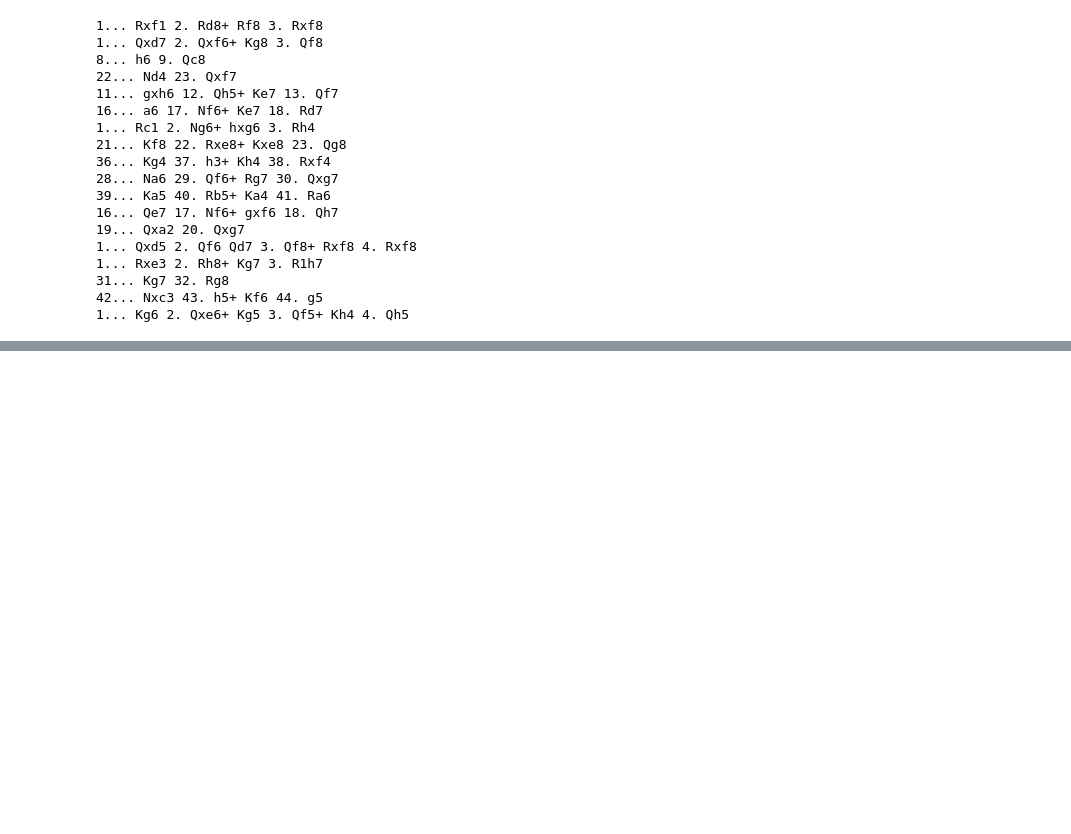
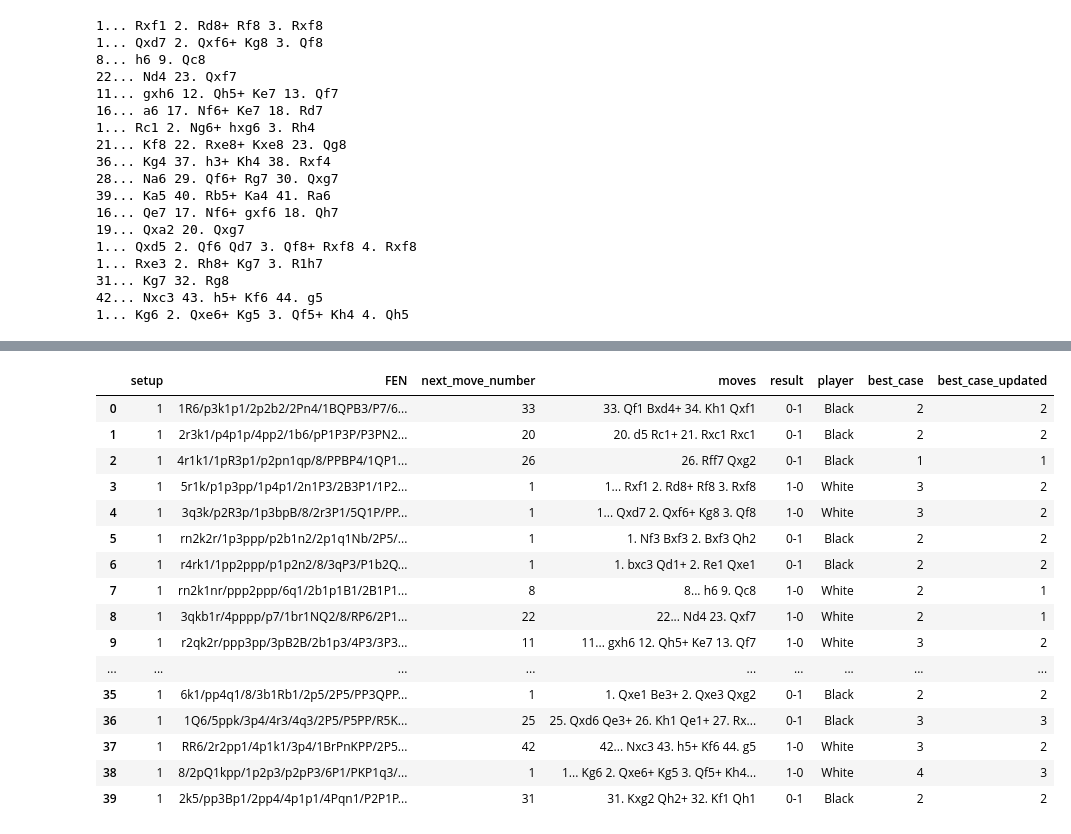
Before and after one commit to Adnan525/cai_puzzle_data, a Jupyter notebook: best_case_patch.ipynb, the cells around one changed output, grey strips where cells are left out. Drawn from its saved outputs; the diff is of its cells as text; code cells hidden in the pictures; blank space fills up the shorter version.

```diff
--- a/best_case_patch.ipynb
+++ b/best_case_patch.ipynb
@@ -96,0 +130,25 @@ for index in rows:
+# %%
+for i in range(40):
+    df.loc[i, "best_case_updated"] = df.loc[i, "best_case"] if df.loc[i, "player"] == "Black" else df.loc[i, "best_case"] - 1
+
+df["best_case_updated"] = df["best_case_updated"].astype(int)
+# %%
+df
+# %% [output]
+|  | setup | FEN | next_move_number | moves | result | player | best_case | best_case_updated |
+| 0 | 1 | 1R6/p3k1p1/2p2b2/2Pn4/1BQPB3/P7/6... | 33 | 33. Qf1 Bxd4+ 34. Kh1 Qxf1 | 0-1 | Black | 2 | 2 |
+| 1 | 1 | 2r3k1/p4p1p/4pp2/1b6/pP1P3P/P3PN2... | 20 | 20. d5 Rc1+ 21. Rxc1 Rxc1 | 0-1 | Black | 2 | 2 |
+| 2 | 1 | 4r1k1/1pR3p1/p2pn1qp/8/PPBP4/1QP1... | 26 | 26. Rff7 Qxg2 | 0-1 | Black | 1 | 1 |
+| 3 | 1 | 5r1k/p1p3pp/1p4p1/2n1P3/2B3P1/1P2... | 1 | 1... Rxf1 2. Rd8+ Rf8 3. Rxf8 | 1-0 | White | 3 | 2 |
+| 4 | 1 | 3q3k/p2R3p/1p3bpB/8/2r3P1/5Q1P/PP... | 1 | 1... Qxd7 2. Qxf6+ Kg8 3. Qf8 | 1-0 | White | 3 | 2 |
+| 5 | 1 | rn2k2r/1p3ppp/p2b1n2/2p1q1Nb/2P5/... | 1 | 1. Nf3 Bxf3 2. Bxf3 Qh2 | 0-1 | Black | 2 | 2 |
+| 6 | 1 | r4rk1/1pp2ppp/p1p2n2/8/3qP3/P1b2Q... | 1 | 1. bxc3 Qd1+ 2. Re1 Qxe1 | 0-1 | Black | 2 | 2 |
+| 7 | 1 | rn2k1nr/ppp2ppp/6q1/2b1p1B1/2B1P1... | 8 | 8... h6 9. Qc8 | 1-0 | White | 2 | 1 |
+| 8 | 1 | 3qkb1r/4pppp/p7/1br1NQ2/8/RP6/2P1... | 22 | 22... Nd4 23. Qxf7 | 1-0 | White | 2 | 1 |
+| 9 | 1 | r2qk2r/ppp3pp/3pB2B/2b1p3/4P3/3P3... | 11 | 11... gxh6 12. Qh5+ Ke7 13. Qf7 | 1-0 | White | 3 | 2 |
+| ... | ... | ... | ... | ... | ... | ... | ... | ... |
+| 35 | 1 | 6k1/pp4q1/8/3b1Rb1/2p5/2P5/PP3QPP... | 1 | 1. Qxe1 Be3+ 2. Qxe3 Qxg2 | 0-1 | Black | 2 | 2 |
+| 36 | 1 | 1Q6/5ppk/3p4/4r3/4q3/2P5/P5PP/R5K... | 25 | 25. Qxd6 Qe3+ 26. Kh1 Qe1+ 27. Rx... | 0-1 | Black | 3 | 3 |
+| 37 | 1 | RR6/2r2pp1/4p1k1/3p4/1BrPnKPP/2P5... | 42 | 42... Nxc3 43. h5+ Kf6 44. g5 | 1-0 | White | 3 | 2 |
+| 38 | 1 | 8/2pQ1kpp/1p2p3/p2pP3/6P1/PKP1q3/... | 1 | 1... Kg6 2. Qxe6+ Kg5 3. Qf5+ Kh4... | 1-0 | White | 4 | 3 |
+| 39 | 1 | 2k5/pp3Bp1/2pp4/4p1p1/4Pqn1/P2P1P... | 31 | 31. Kxg2 Qh2+ 32. Kf1 Qh1 | 0-1 | Black | 2 | 2 |
```
Also changed, not shown: parts of 5 cells of this notebook, 1 other file.
